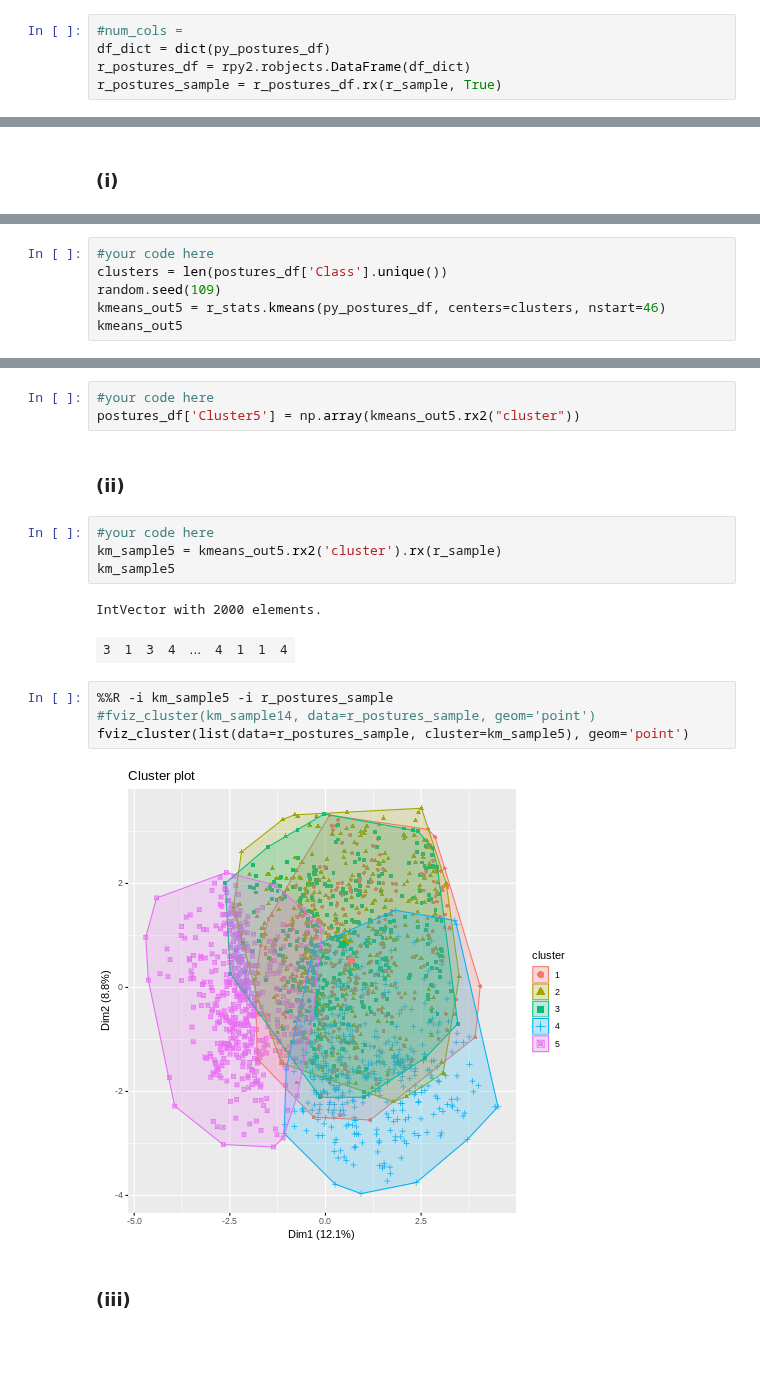
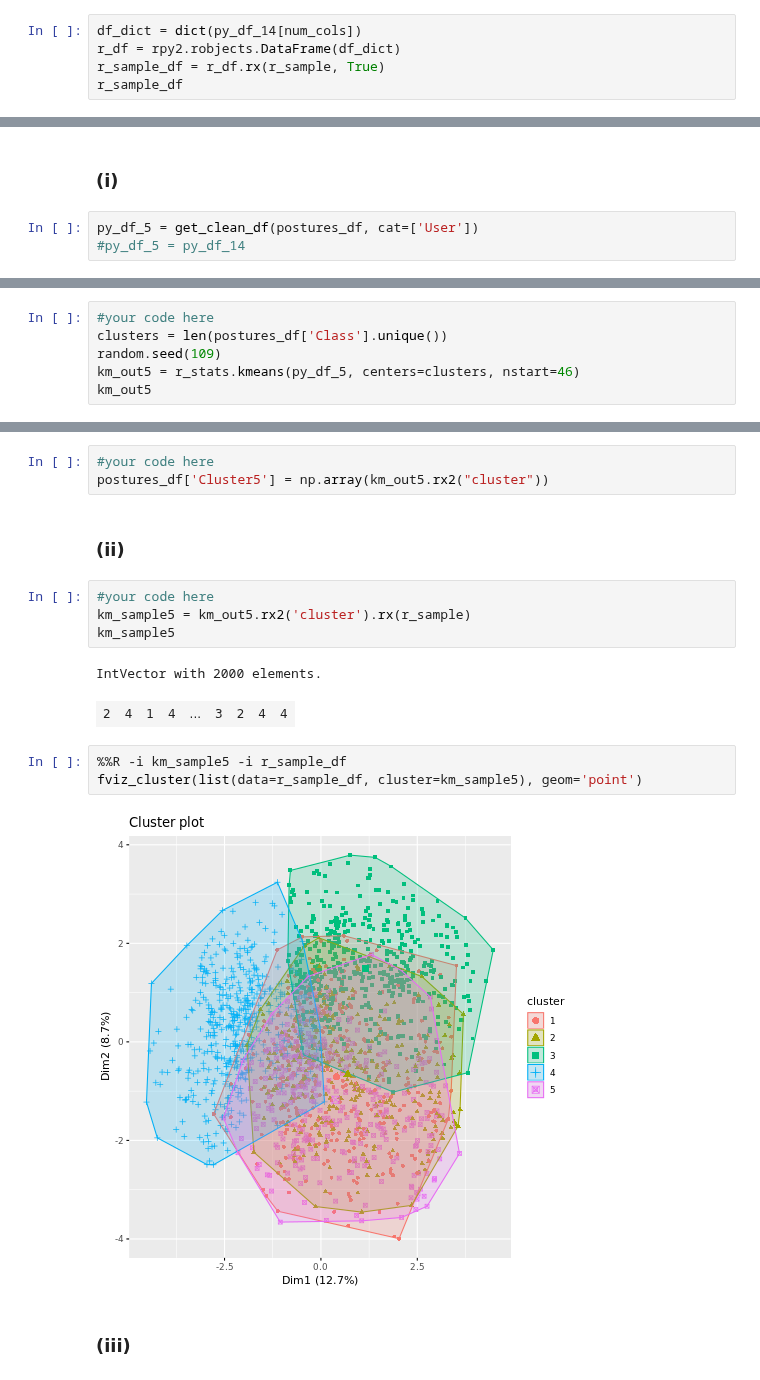
Before and after one commit to srk-apts/CS109B, a Jupyter notebook: HW/cs109b_hw5.ipynb, the cells around one changed output, grey strips where cells are left out. Cells and saved outputs as stored; diff of their text form; blank space fills up the shorter version.

```diff
--- a/HW/cs109b_hw5.ipynb
+++ b/HW/cs109b_hw5.ipynb
@@ -211,7 +226,7 @@ random.seed(109)
 sample = np.random.choice(a=postures_df.index, size=2000, replace=False)
 r_sample = rpy2.robjects.IntVector(sample+1)
 # %%
-#num_cols =
-df_dict = dict(py_postures_df)
-r_postures_df = rpy2.robjects.DataFrame(df_dict)
-r_postures_sample = r_postures_df.rx(r_sample, True)
+df_dict = dict(py_df_14[num_cols])
+r_df = rpy2.robjects.DataFrame(df_dict)
+r_sample_df = r_df.rx(r_sample, True)
+r_sample_df
@@ -323,3 +342,6 @@ np.mean(list(entropy.values()))
 ### Solution 1(d)
 # %% [markdown]
 ### (i)
+# %%
+py_df_5 = get_clean_df(postures_df, cat=['User'])
+#py_df_5 = py_df_14
@@ -327,7 +355,7 @@ np.mean(list(entropy.values()))
 #your code here
 clusters = len(postures_df['Class'].unique())
 random.seed(109)
-kmeans_out5 = r_stats.kmeans(py_postures_df, centers=clusters, nstart=46)
-kmeans_out5
+km_out5 = r_stats.kmeans(py_df_5, centers=clusters, nstart=46)
+km_out5
 # %% [output]
 ListVector with 9 elements.
@@ -340,22 +368,21 @@ ListVector with 9 elements.
 | ifault | IntVector with 1 elements. 0 |
 # %%
 #your code here
-postures_df['Cluster5'] = np.array(kmeans_out5.rx2("cluster"))
+postures_df['Cluster5'] = np.array(km_out5.rx2("cluster"))
 # %% [markdown]
 ### (ii)
 # %%
 #your code here
-km_sample5 = kmeans_out5.rx2('cluster').rx(r_sample)
+km_sample5 = km_out5.rx2('cluster').rx(r_sample)
 km_sample5
 # %% [output]
 IntVector with 2000 elements.
-| 3 | 1 | 3 | 4 | ... | 4 | 1 | 1 | 4 |
+| 2 | 4 | 1 | 4 | ... | 3 | 2 | 4 | 4 |
 # %%
-%%R -i km_sample5 -i r_postures_sample
-#fviz_cluster(km_sample14, data=r_postures_sample, geom='point')
-fviz_cluster(list(data=r_postures_sample, cluster=km_sample5), geom='point')
+%%R -i km_sample5 -i r_sample_df
+fviz_cluster(list(data=r_sample_df, cluster=km_sample5), geom='point')
 # %% [output]
-[figure, old version]
+[figure, new version]
 # %% [markdown]
 ### (iii)
 # %%
```
Also changed, not shown: parts of 39 cells of this notebook.
